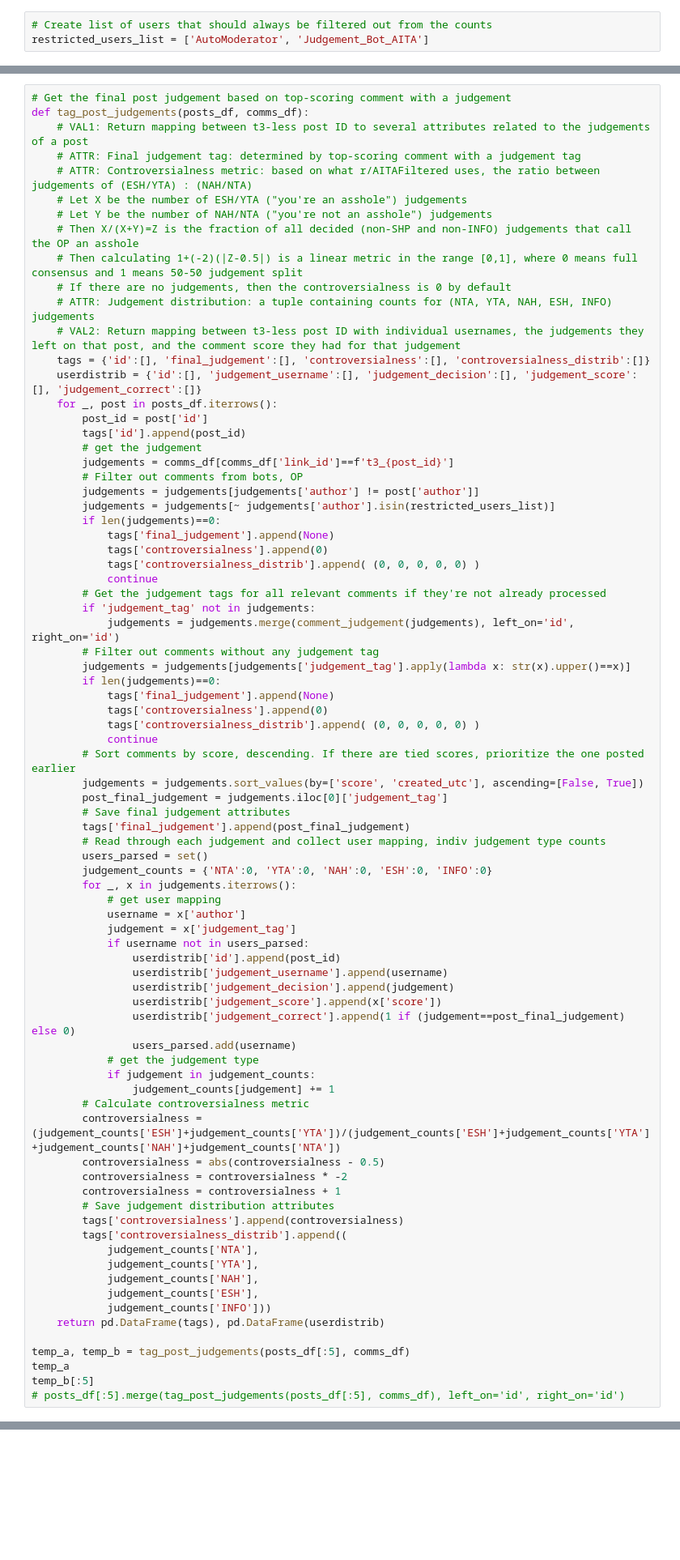
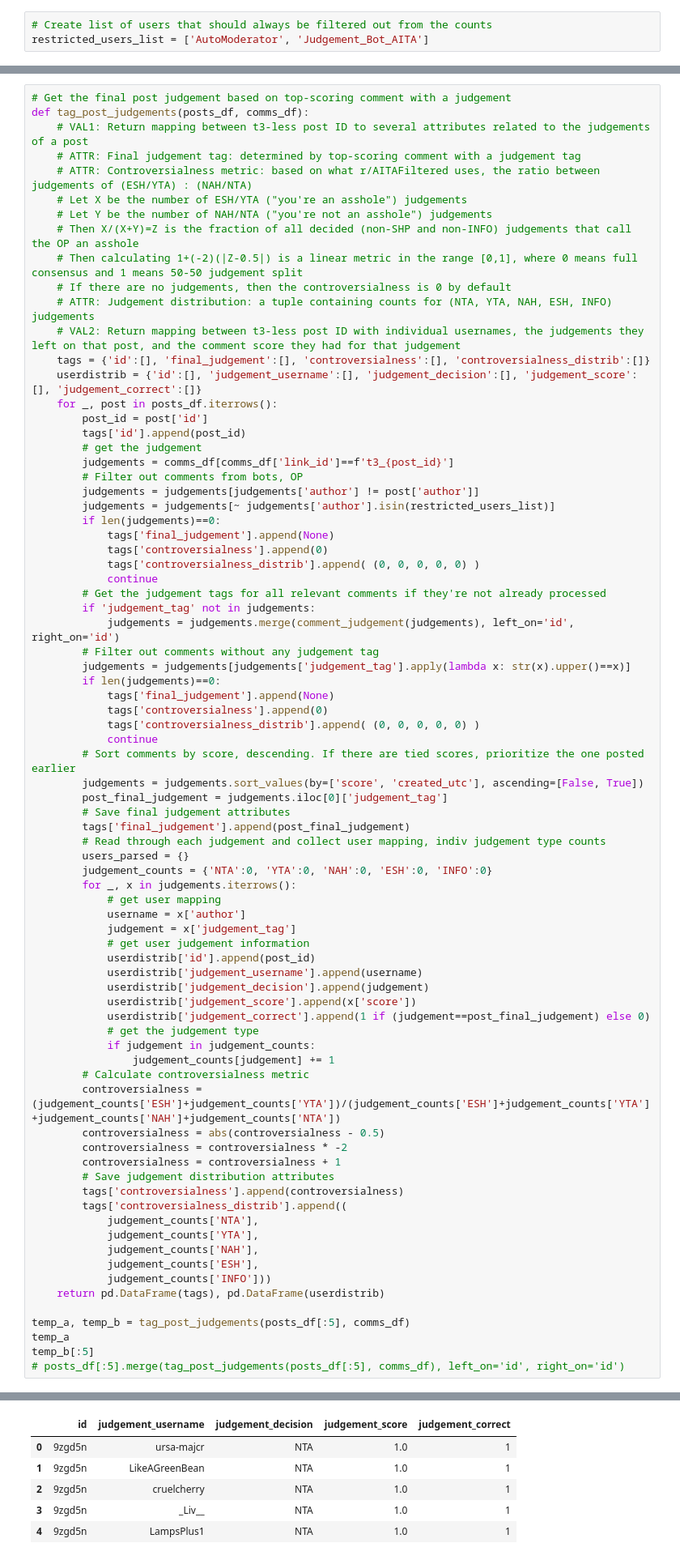
Before and after one commit to cephcyn/cornell_cs6742_a2, a Jupyter notebook: 01_metric_feasibility.ipynb, the cells around one changed output, grey strips where cells are left out. Shown at 81% size. Saved outputs shown, nothing was run; the diff lists cells and outputs as text; blank space fills up the shorter version.

```diff
--- a/01_metric_feasibility.ipynb
+++ b/01_metric_feasibility.ipynb
@@ -113,19 +193,18 @@ def tag_post_judgements(posts_df, comms_df):
         # Save final judgement attributes
         tags['final_judgement'].append(post_final_judgement)
         # Read through each judgement and collect user mapping, indiv judgement type counts
-        users_parsed = set()
+        users_parsed = {}
         judgement_counts = {'NTA':0, 'YTA':0, 'NAH':0, 'ESH':0, 'INFO':0}
         for _, x in judgements.iterrows():
             # get user mapping
             username = x['author']
             judgement = x['judgement_tag']
-            if username not in users_parsed:
-                userdistrib['id'].append(post_id)
-                userdistrib['judgement_username'].append(username)
-                userdistrib['judgement_decision'].append(judgement)
-                userdistrib['judgement_score'].append(x['score'])
-                userdistrib['judgement_correct'].append(1 if (judgement==post_final_judgement) else 0)
-                users_parsed.add(username)
+            # get user judgement information
+            userdistrib['id'].append(post_id)
+            userdistrib['judgement_username'].append(username)
+            userdistrib['judgement_decision'].append(judgement)
+            userdistrib['judgement_score'].append(x['score'])
+            userdistrib['judgement_correct'].append(1 if (judgement==post_final_judgement) else 0)
             # get the judgement type
             if judgement in judgement_counts:
                 judgement_counts[judgement] += 1
@@ -148,3 +227,4 @@ temp_a, temp_b = tag_post_judgements(posts_df[:5], comms_df)
 temp_a
 temp_b[:5]
 # posts_df[:5].merge(tag_post_judgements(posts_df[:5], comms_df), left_on='id', right_on='id')
+# %% [output]
@@ -150,0 +237,6 @@ temp_b[:5]
+|  | id | judgement_username | judgement_decision | judgement_score | judgement_correct |
+| 0 | 9zgd5n | ursa-majcr | NTA | 1.0 | 1 |
+| 1 | 9zgd5n | LikeAGreenBean | NTA | 1.0 | 1 |
+| 2 | 9zgd5n | cruelcherry | NTA | 1.0 | 1 |
+| 3 | 9zgd5n | _Liv__ | NTA | 1.0 | 1 |
+| 4 | 9zgd5n | LampsPlus1 | NTA | 1.0 | 1 |
```
Also changed, not shown: parts of 22 cells of this notebook.
